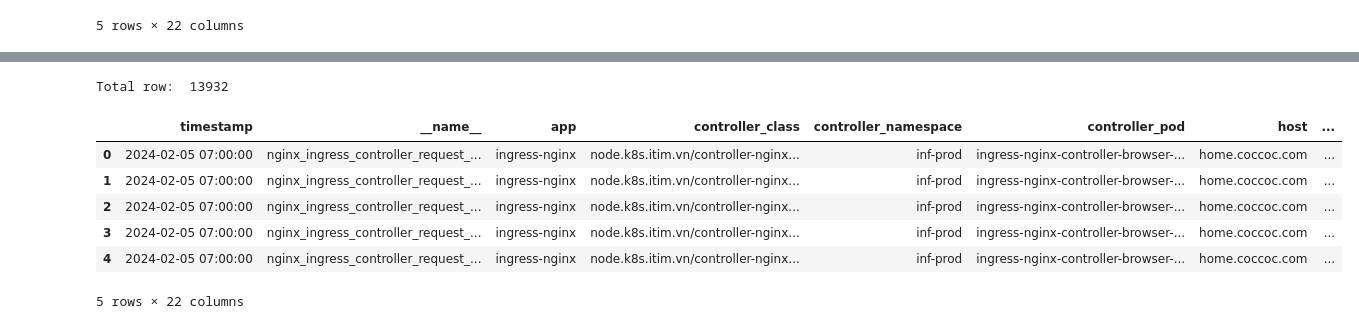
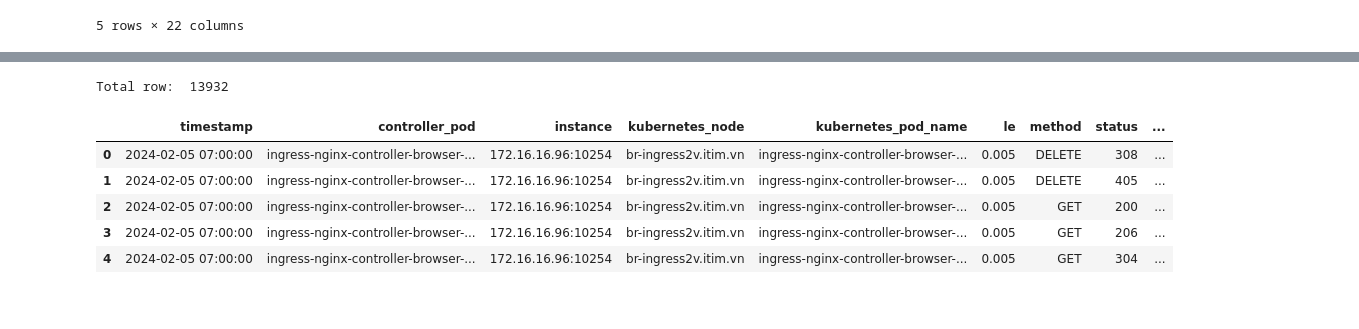
Before and after one commit to vuvietnguyenit/data_analystic, a Jupyter notebook: notebooks/process_prom_format.ipynb, the cells around one changed output, grey strips where cells are left out. Cells and saved outputs as stored; diff of their text form; code cells hidden in the pictures.

Commit message:
clean data

```diff
--- a/notebooks/process_prom_format.ipynb
+++ b/notebooks/process_prom_format.ipynb
@@ -20,0 +34,3 @@ df.head()
+# %%
+df = df.drop(columns=colums_drop) # Only select column selected
+df.head()
@@ -20,0 +44,10 @@ df.head()
+# %%
+# Change columns name
+# rename columns
+cols = {
+    "Time": "timestamp",
+    "Value #A": "value"
+}
+df = df.rename(columns=cols)
+df['timestamp'] = pd.to_datetime(df["timestamp"], unit="ms")
+df.head()
@@ -21,2 +61,4 @@ df.head()
+# %%
+sample_props = ["controller_pod", "instance", "kubernetes_node", "kubernetes_pod_name", "le", "method", "status"]
 # %%
 # Exact columns
@@ -30,6 +75,0 @@ Have 1548 samples
-# %%
-df['Time'] = pd.to_datetime(df["Time"], unit="ms")
-df.head()
-buckets = df.drop_duplicates(subset="le")['le'].to_list()
-instances = df.groupby(samples).last().reset_index()
-print("List bucket for bins: ", buckets)
@@ -54,14 +76,13 @@ df.head()
 # %%
-df_grouped = df.groupby([pd.Grouper(freq="5min", key="timestamp")] + samples).first().reset_index()
-df_grouped.head()
+# Create df group data in 5 min
+df_grouped = df.groupby([pd.Grouper(freq="5min", key="timestamp")] + sample_props).first().reset_index()
 print("Total row: ", len(df_grouped))
 df_grouped.head()
 # %% [output]
 Total row:  13932
-|  | timestamp | __name__ | app | controller_class | controller_namespace | controller_pod | host | ... |
-| 0 | 2024-02-05 07:00:00 | nginx_ingress_controller_request_... | ingress-nginx | node.k8s.itim.vn/controller-nginx... | inf-prod | ingress-nginx-controller-browser-... | home.coccoc.com | ... |
-| 1 | 2024-02-05 07:00:00 | nginx_ingress_controller_request_... | ingress-nginx | node.k8s.itim.vn/controller-nginx... | inf-prod | ingress-nginx-controller-browser-... | home.coccoc.com | ... |
-| 2 | 2024-02-05 07:00:00 | nginx_ingress_controller_request_... | ingress-nginx | node.k8s.itim.vn/controller-nginx... | inf-prod | ingress-nginx-controller-browser-... | home.coccoc.com | ... |
-| 3 | 2024-02-05 07:00:00 | nginx_ingress_controller_request_... | ingress-nginx | node.k8s.itim.vn/controller-nginx... | inf-prod | ingress-nginx-controller-browser-... | home.coccoc.com | ... |
-| 4 | 2024-02-05 07:00:00 | nginx_ingress_controller_request_... | ingress-nginx | node.k8s.itim.vn/controller-nginx... | inf-prod | ingress-nginx-controller-browser-... | home.coccoc.com | ... |
+|  | timestamp | controller_pod | instance | kubernetes_node | kubernetes_pod_name | le | method | status | ... |
+| 0 | 2024-02-05 07:00:00 | ingress-nginx-controller-browser-... | 172.16.16.96:10254 | br-ingress2v.itim.vn | ingress-nginx-controller-browser-... | 0.005 | DELETE | 308 | ... |
+| 1 | 2024-02-05 07:00:00 | ingress-nginx-controller-browser-... | 172.16.16.96:10254 | br-ingress2v.itim.vn | ingress-nginx-controller-browser-... | 0.005 | DELETE | 405 | ... |
+| 2 | 2024-02-05 07:00:00 | ingress-nginx-controller-browser-... | 172.16.16.96:10254 | br-ingress2v.itim.vn | ingress-nginx-controller-browser-... | 0.005 | GET | 200 | ... |
+| 3 | 2024-02-05 07:00:00 | ingress-nginx-controller-browser-... | 172.16.16.96:10254 | br-ingress2v.itim.vn | ingress-nginx-controller-browser-... | 0.005 | GET | 206 | ... |
+| 4 | 2024-02-05 07:00:00 | ingress-nginx-controller-browser-... | 172.16.16.96:10254 | br-ingress2v.itim.vn | ingress-nginx-controller-browser-... | 0.005 | GET | 304 | ... |
-5 rows × 22 columns
```
Also changed, not shown: parts of 13 cells of this notebook.
